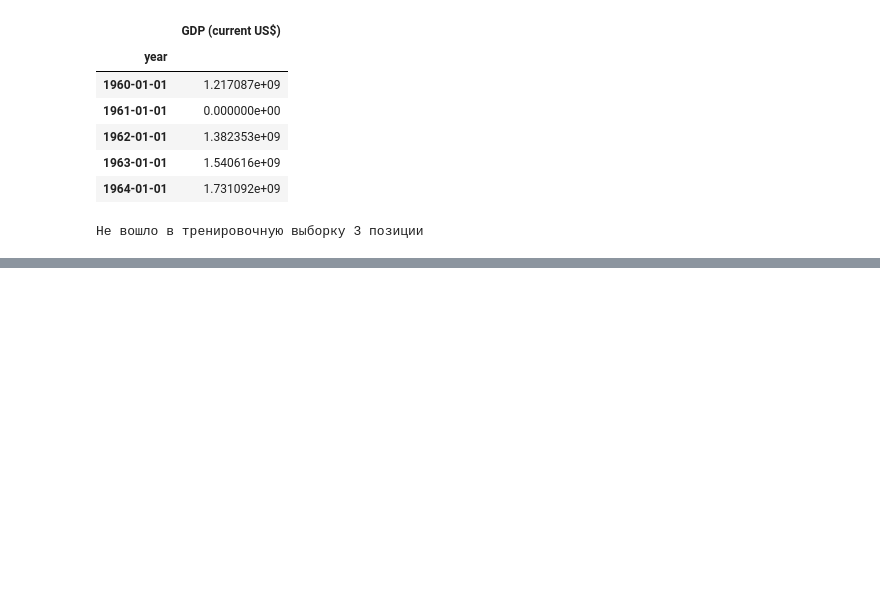
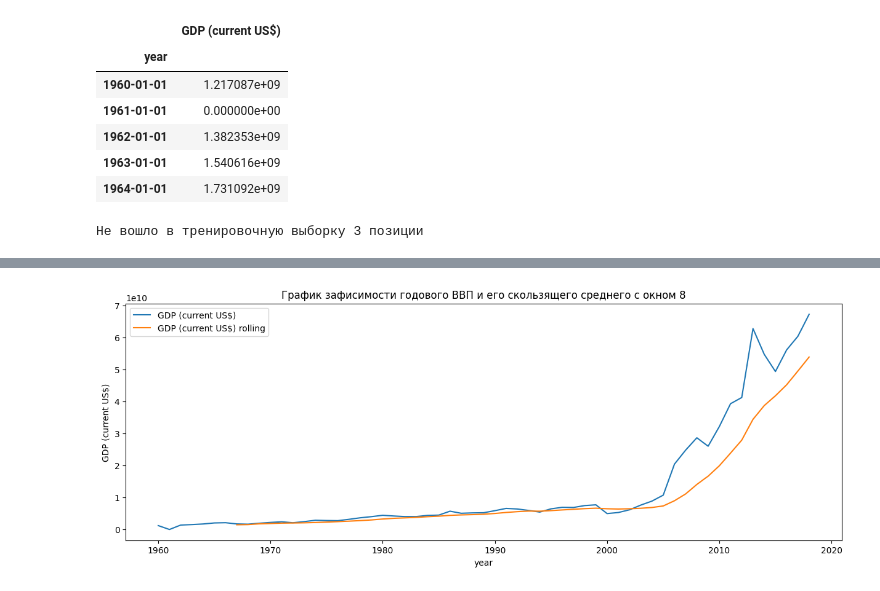
Before and after one commit to eartzhi/lessons, a Jupyter notebook: math&ml_13/math_13.ipynb, the cells around one changed output, grey strips where cells are left out. Saved outputs shown, nothing was run; the diff lists cells and outputs as text; code cells hidden in the pictures; blank space fills up the shorter version.

```diff
--- a/math&ml_13/math_13.ipynb
+++ b/math&ml_13/math_13.ipynb
@@ -36,0 +50,16 @@ print(f'Не вошло в тренировочную выборку {df.shape[0
+# %%
+# df_train['GDP (current US$) '] = df_train['GDP (current US$)'].rolling(window=2).mean(),
+
+fig, ax = plt.subplots(figsize=(15, 5))
+
+sns.lineplot(
+df_train);
+
+sns.lineplot(
+df_train['GDP (current US$)'].rolling(window=8).mean(),
+label= 'GDP (current US$) rolling',
+)
+
+ax.set(title='График зафисимости годового ВВП и его скользящего среднего с окном 8');
+# %% [output]
+[figure, added]
```
Also changed, not shown: parts of 79 cells of this notebook, 4 other files.
